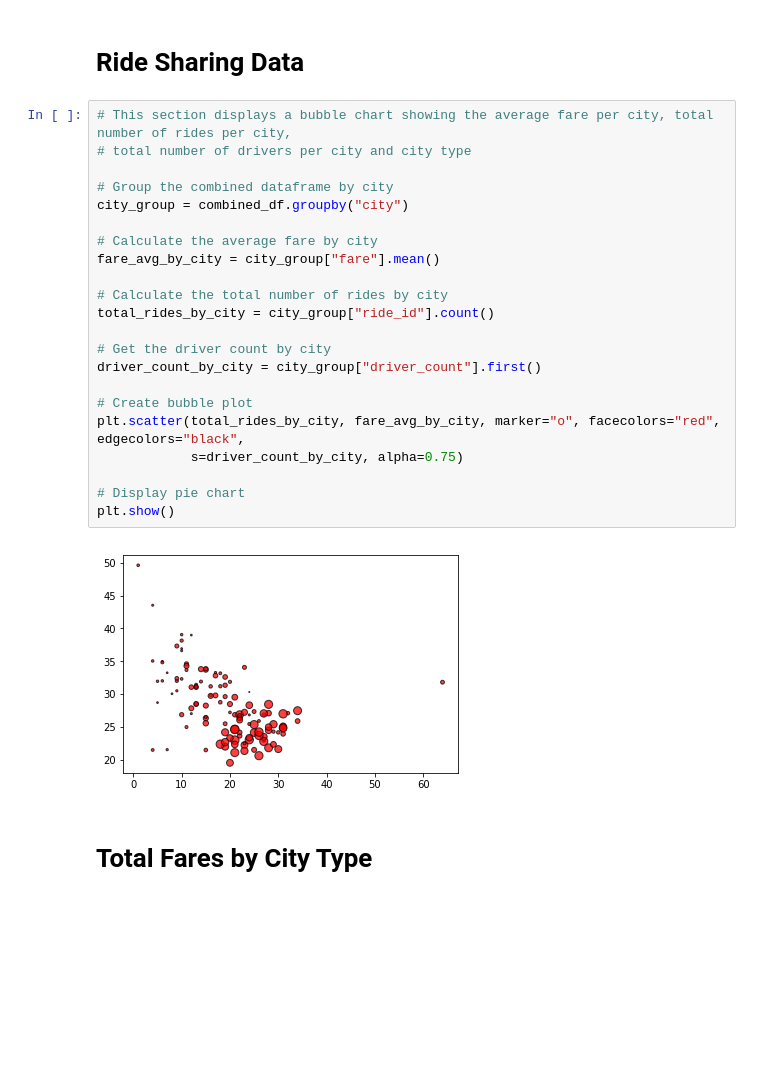
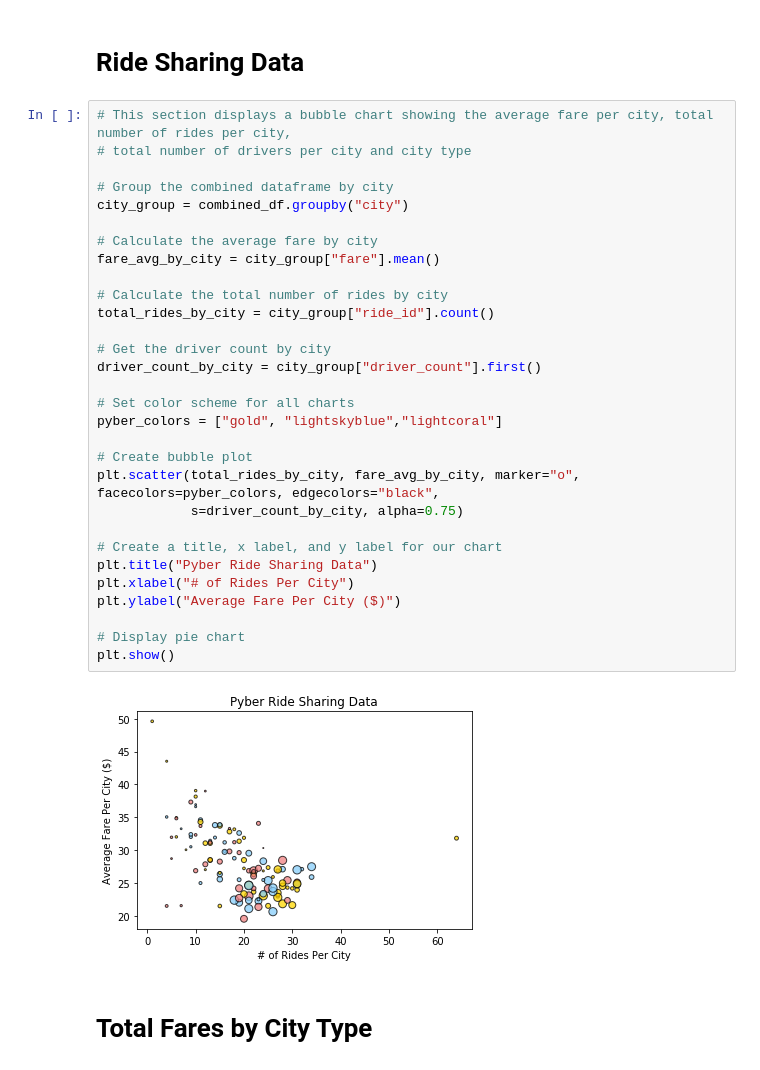
Before and after one commit to spencerrand/Ride-Sharing-Analysis, a Jupyter notebook: main.ipynb, the cells around one changed output. Cells and saved outputs as stored; diff of their text form; blank space fills up the shorter version.

Commit message:
Pyber

```diff
--- a/main.ipynb
+++ b/main.ipynb
@@ -105,27 +105,35 @@ dtype: int64
 # %%
 # This section displays a bubble chart showing the average fare per city, total number of rides per city,
 # total number of drivers per city and city type
 
 # Group the combined dataframe by city
 city_group = combined_df.groupby("city")
 
 # Calculate the average fare by city
 fare_avg_by_city = city_group["fare"].mean()
 
 # Calculate the total number of rides by city
 total_rides_by_city = city_group["ride_id"].count()
 
 # Get the driver count by city
 driver_count_by_city = city_group["driver_count"].first()
 
+# Set color scheme for all charts
+pyber_colors = ["gold", "lightskyblue","lightcoral"]
+
 # Create bubble plot
-plt.scatter(total_rides_by_city, fare_avg_by_city, marker="o", facecolors="red", edgecolors="black",
+plt.scatter(total_rides_by_city, fare_avg_by_city, marker="o", facecolors=pyber_colors, edgecolors="black",
             s=driver_count_by_city, alpha=0.75)
+
+# Create a title, x label, and y label for our chart
+plt.title("Pyber Ride Sharing Data")
+plt.xlabel("# of Rides Per City")
+plt.ylabel("Average Fare Per City ($)")
 
 # Display pie chart
 plt.show()
 # %% [output]
-[figure, old version]
+[figure, new version]
 # %% [markdown]
 <h1>Total Fares by City Type</h1>
 # %%
```
Also changed, not shown: parts of 3 cells of this notebook.
